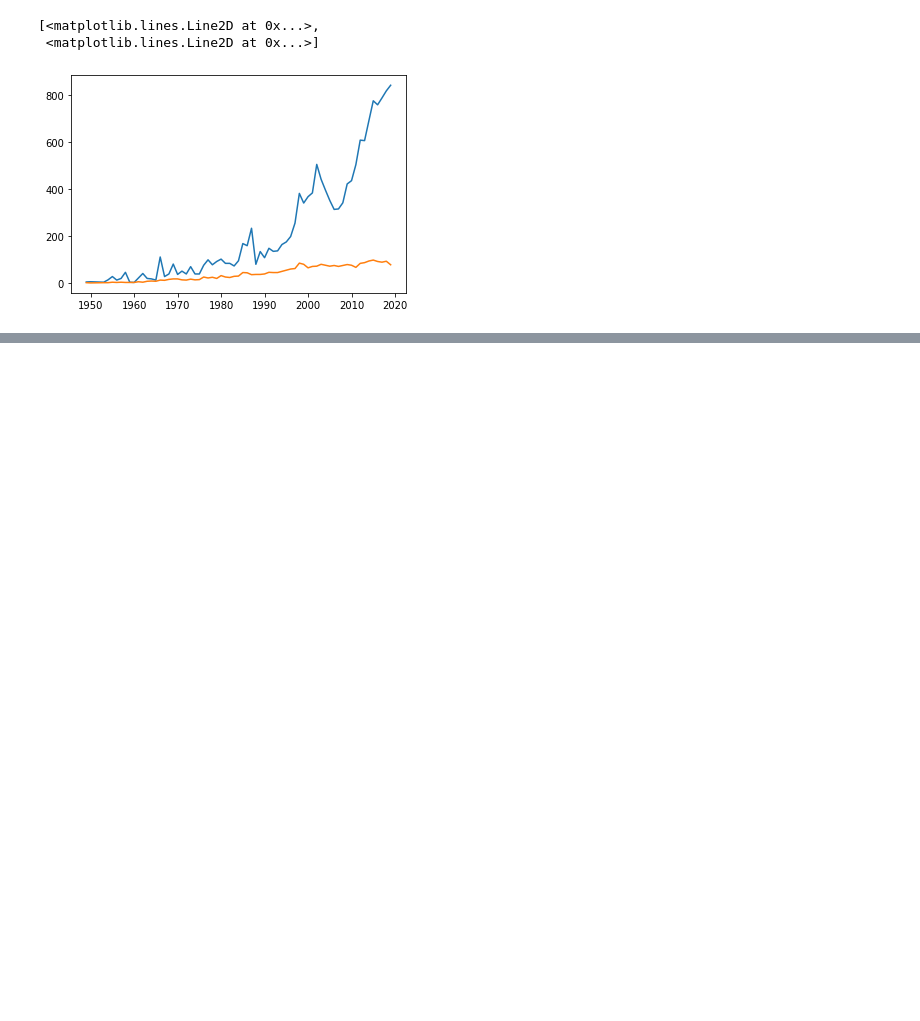
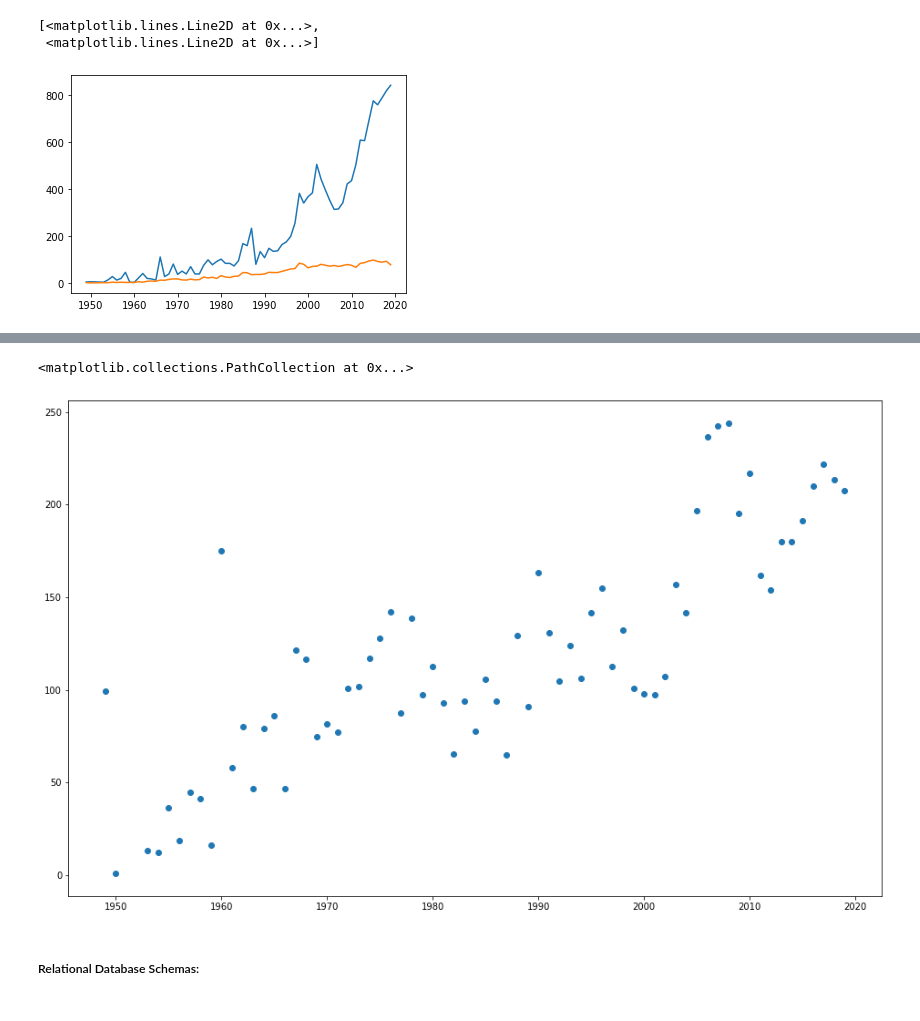
Before and after one commit to moazzam3890/Analysing_a_Dataset_of_LEGO, a Jupyter notebook: Lego_Data.ipynb, the cells around one changed output, grey strips where cells are left out. Saved outputs shown, nothing was run; the diff lists cells and outputs as text; code cells hidden in the pictures; blank space fills up the shorter version.

Commit message:
Scatter Plot and Bar Charts to visualize data.

```diff
--- a/Lego_Data.ipynb
+++ b/Lego_Data.ipynb
@@ -248,0 +260,4 @@ Text(0, 0.5, 'Number Of Themes')
+# %%
+pd.options.display.float_format = '{:,.2f}'.format
+parts_per_set = sets_df.groupby('year').agg({'num_parts': pd.Series.mean})
+parts_per_set.head()
@@ -248,0 +282,8 @@ Text(0, 0.5, 'Number Of Themes')
+# %%
+plt.figure(figsize=(16,10))
+plt.scatter(parts_per_set.index[:-2], parts_per_set.num_parts[:-2])
+# %% [output]
+<matplotlib.collections.PathCollection at 0x...>
+[figure, added]
+# %% [markdown]
+<h5>Relational Database Schemas:<h5>
```
Also changed, not shown: parts of 24 cells of this notebook.
